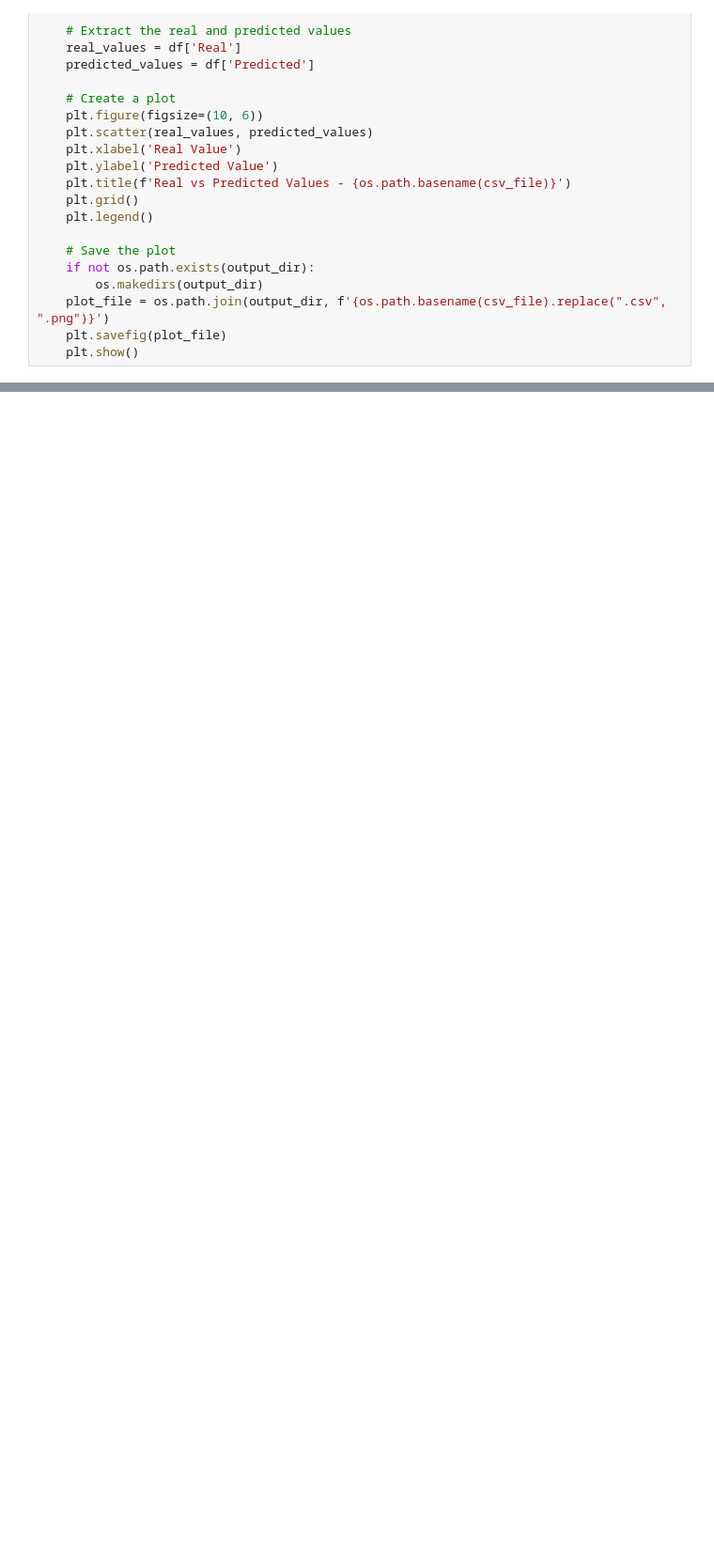
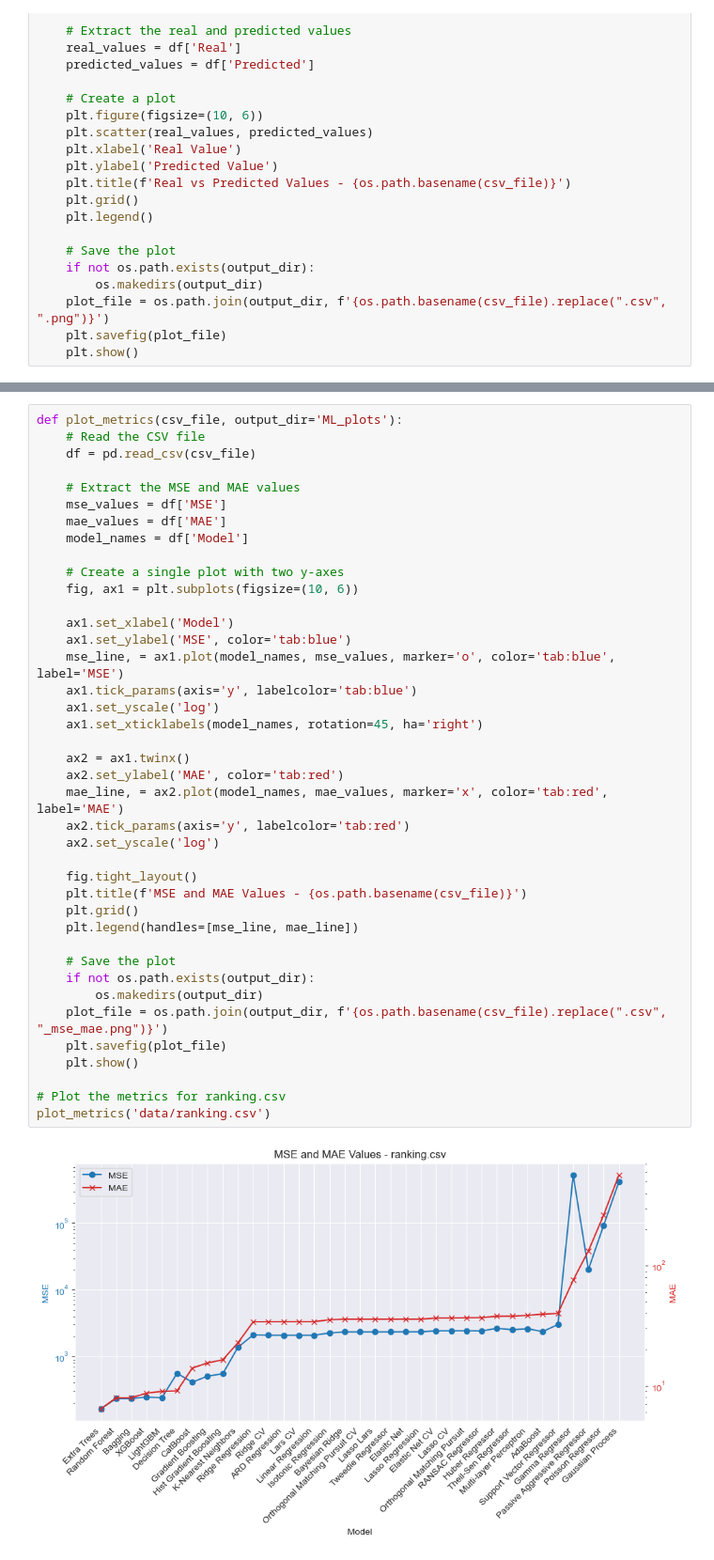
Before and after one commit to ModeS7/Battery_RUL, a Jupyter notebook: ML_visualization.ipynb, the cells around one changed output, grey strips where cells are left out. Shown: that part at 94% size. Cells and saved outputs as stored; diff of their text form; blank space fills up the shorter version.

```diff
--- a/ML_visualization.ipynb
+++ b/ML_visualization.ipynb
@@ -49,0 +81,42 @@ No artists with labels found to put in legend.  Note that artists whose label st
+# %%
+def plot_metrics(csv_file, output_dir='ML_plots'):
+    # Read the CSV file
+    df = pd.read_csv(csv_file)
+
+    # Extract the MSE and MAE values
+    mse_values = df['MSE']
+    mae_values = df['MAE']
+    model_names = df['Model']
+
+    # Create a single plot with two y-axes
+    fig, ax1 = plt.subplots(figsize=(10, 6))
+
+    ax1.set_xlabel('Model')
+    ax1.set_ylabel('MSE', color='tab:blue')
+    mse_line, = ax1.plot(model_names, mse_values, marker='o', color='tab:blue', label='MSE')
+    ax1.tick_params(axis='y', labelcolor='tab:blue')
+    ax1.set_yscale('log')
+    ax1.set_xticklabels(model_names, rotation=45, ha='right')
+
+    ax2 = ax1.twinx()
+    ax2.set_ylabel('MAE', color='tab:red')
+    mae_line, = ax2.plot(model_names, mae_values, marker='x', color='tab:red', label='MAE')
+    ax2.tick_params(axis='y', labelcolor='tab:red')
+    ax2.set_yscale('log')
+
+    fig.tight_layout()
+    plt.title(f'MSE and MAE Values - {os.path.basename(csv_file)}')
+    plt.grid()
+    plt.legend(handles=[mse_line, mae_line])
+
+    # Save the plot
+    if not os.path.exists(output_dir):
+        os.makedirs(output_dir)
+    plot_file = os.path.join(output_dir, f'{os.path.basename(csv_file).replace(".csv", "_mse_mae.png")}')
+    plt.savefig(plot_file)
+    plt.show()
+
+# Plot the metrics for ranking.csv
+plot_metrics('data/ranking.csv')
+# %% [output]
+[figure, added]
```
Also changed, not shown: parts of 3 cells of this notebook, 38 other files.
